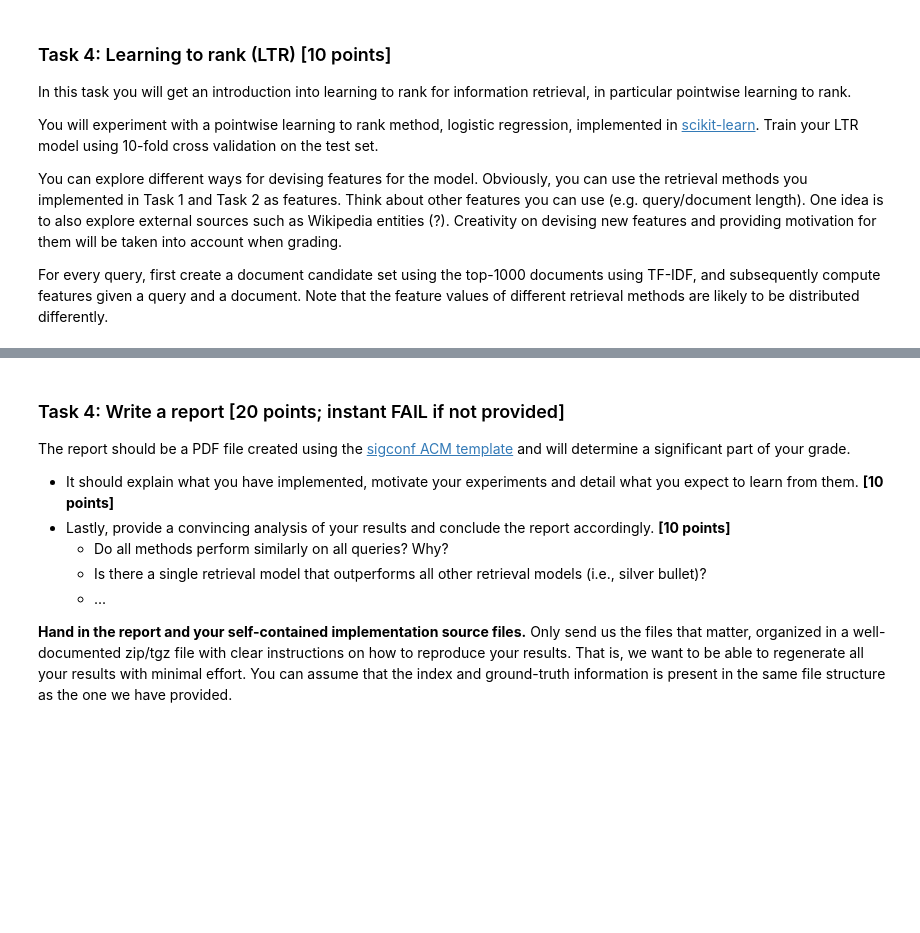
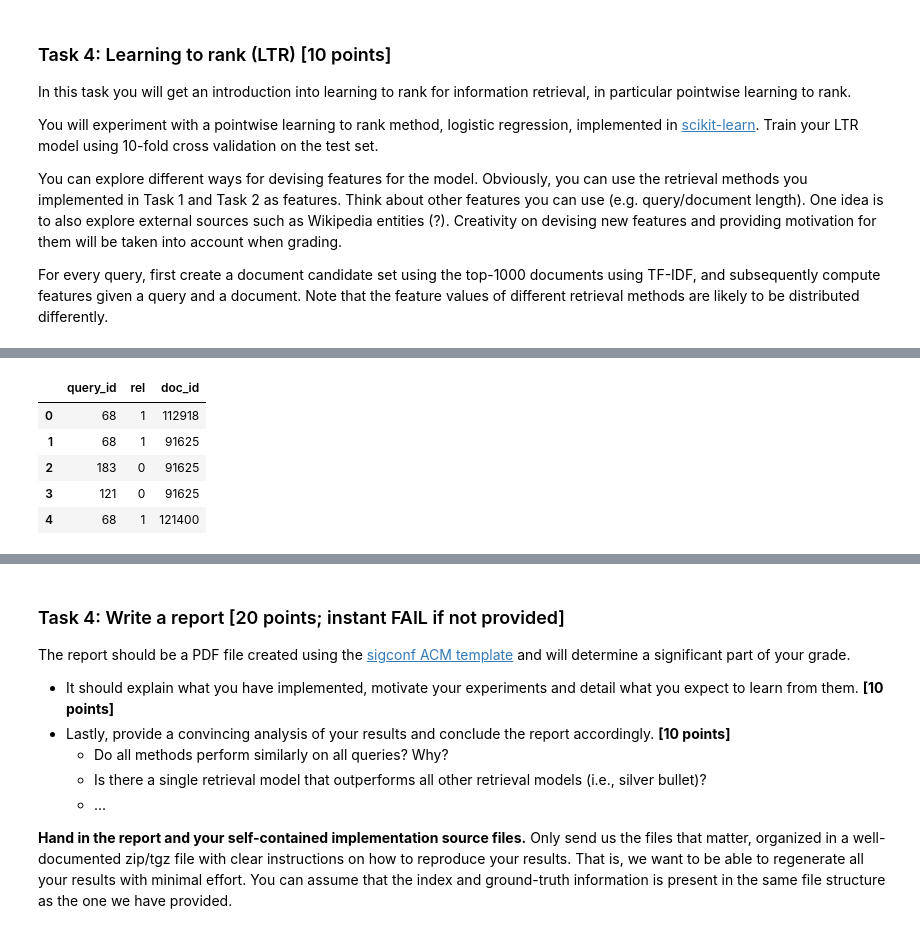
Before and after one commit to jo812568/ds-uva, a Jupyter notebook: Searching for Unstructured and Structured Data/hw1.ipynb, the cells around one changed output, grey strips where cells are left out. Saved outputs shown, nothing was run; the diff lists cells and outputs as text; code cells hidden in the pictures; blank space fills up the shorter version.

```diff
--- a/Searching for Unstructured and Structured Data/hw1.ipynb
+++ b/Searching for Unstructured and Structured Data/hw1.ipynb
@@ -932,0 +1120,17 @@ For every query, first create a document candidate set using the top-1000 docume
+# %%
+with open('ap_88_89/qrel_test', 'r') as inpt:
+    reader = list(csv.reader(inpt,delimiter=' '))
+    # print (reader)
+
+y_test = pd.DataFrame(reader)
+y_test.columns = ['query_id', '0', 'ext_id', 'rel']
+y_test = y_test.merge(ext_id_mapping_df)
+y_test.drop(columns=['0', 'ext_id'], inplace=True)
+y_test.head()
+# %% [output]
+|  | query_id | rel | doc_id |
+| 0 | 68 | 1 | 112918 |
+| 1 | 68 | 1 | 91625 |
+| 2 | 183 | 0 | 91625 |
+| 3 | 121 | 0 | 91625 |
+| 4 | 68 | 1 | 121400 |
```
Also changed, not shown: parts of 39 cells of this notebook.
